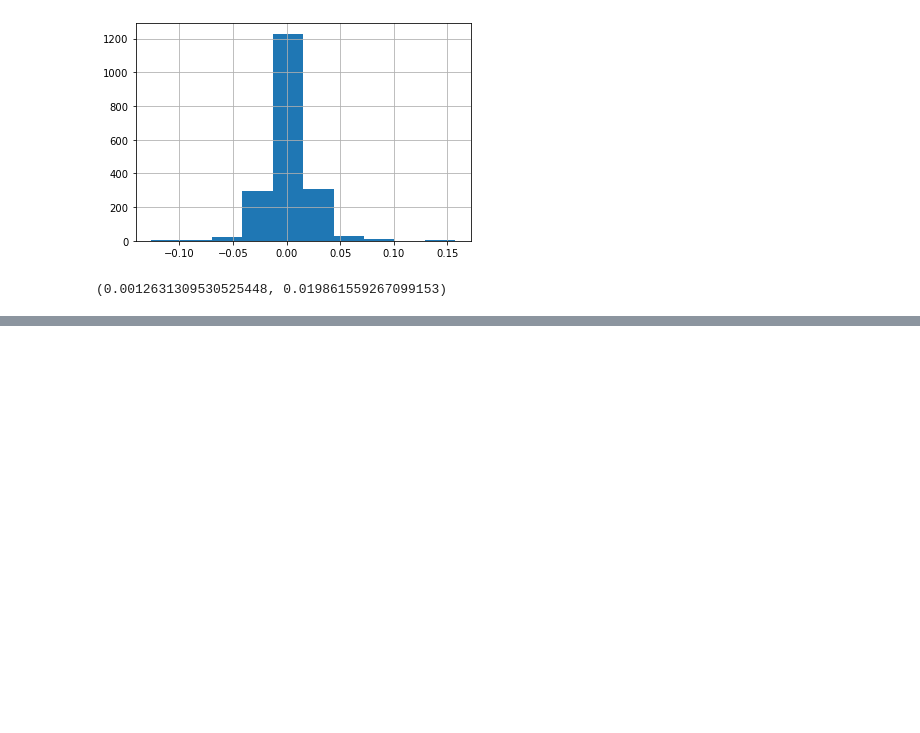
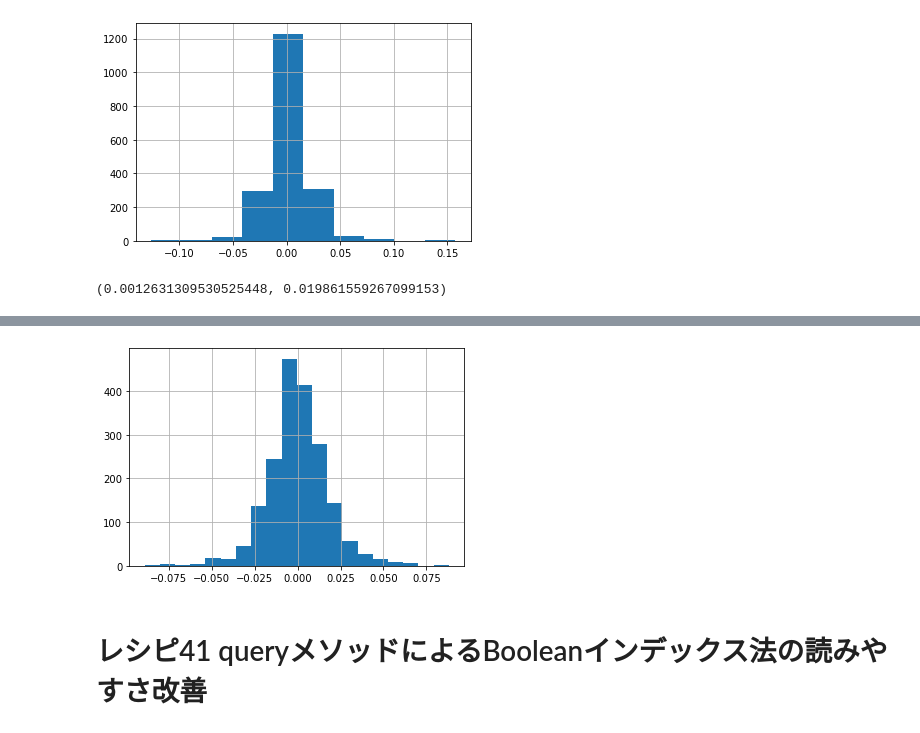
Before and after one commit to okmokm422/TIL, a Jupyter notebook: 1. Python/3. Pandas-cookbook/Chapter5.ipynb, the cells around one changed output, grey strips where cells are left out. Saved outputs shown, nothing was run; the diff lists cells and outputs as text; code cells hidden in the pictures; blank space fills up the shorter version.

```diff
--- a/1. Python/3. Pandas-cookbook/Chapter5.ipynb
+++ b/1. Python/3. Pandas-cookbook/Chapter5.ipynb
@@ -483,0 +500,4 @@ abs_z_score = amzn_daily_return.sub(mean).abs().div(std)
+# %%
+# 日時収益率が平均から1,2,3標準偏差に収まるパーセントを計算する
+pcts = [abs_z_score.lt(i).mean() for i in range(1,4)]
+pcts
@@ -483,0 +512,13 @@ abs_z_score = amzn_daily_return.sub(mean).abs().div(std)
+# %%
+# 関数として処理をまとめる
+def test_return_normality(stock_data):
+    close = stock_data['Close']
+    daily_return = close.pct_change().dropna()
+    daily_return.hist(bins=20)
+    mean = daily_return.mean()
+    std = daily_return.std()
+    abs_z_score = abs(daily_return - mean)/std
+    pcts = [abs_z_score.lt(i).mean() for i in range(1, 4)]
+
+    print('{:.3f} fall within 1 standard deviation. '
+      '{:3f} within 2 and {:.3f} within 2'.format(*pcts))
@@ -483,0 +541,6 @@ abs_z_score = amzn_daily_return.sub(mean).abs().div(std)
+# %%
+test_return_normality(slb)
+# %% [output]
+[figure, added]
+# %% [markdown]
+# レシピ41 queryメソッドによるBooleanインデックス法の読みやすさ改善
```
Also changed, not shown: parts of 25 cells of this notebook, 26 other files.
